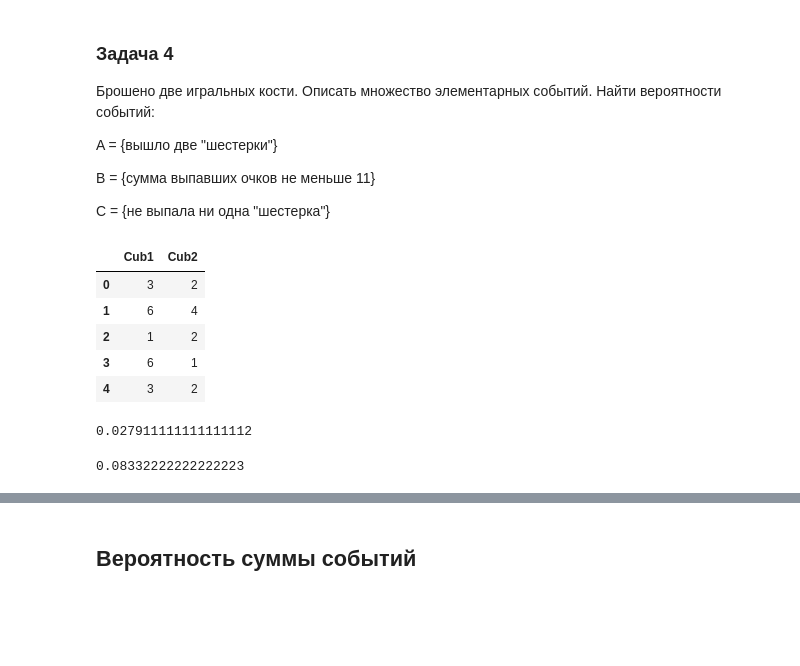
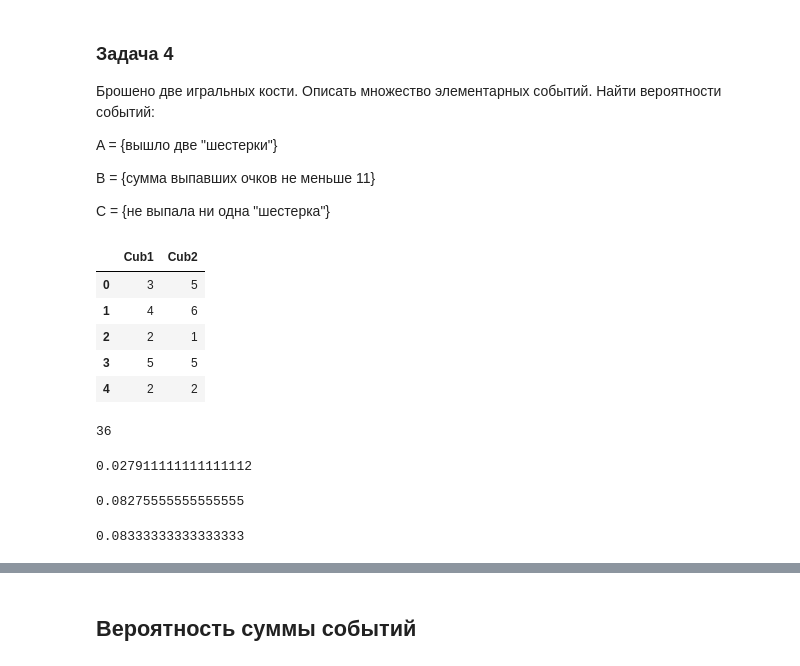
Before and after one commit to ilfun/Homework-DA, a Jupyter notebook: Stat/Практика_к_занятию_11 empty.ipynb, the cells around one changed output, grey strips where cells are left out. Cells and saved outputs as stored; diff of their text form; code cells hidden in the pictures; blank space fills up the shorter version.

```diff
--- a/Stat/Практика_к_занятию_11 empty.ipynb
+++ b/Stat/Практика_к_занятию_11 empty.ipynb
@@ -4,7 +4,7 @@
 import pandas as pd
 import numpy as np
 from random import seed, randint
-n = 90000
+n = 100000
 # %% [markdown]
 ## Определение вероятности. События
 
@@ -108,25 +128,39 @@ C = {не выпала ни одна "шестерка"}
 # %%
 c1 = np.random.randint(1,7, size = n)
 c2 = np.random.randint(1,7, size = n)
-df = pd.DataFrame(list(zip(c1,c2)), columns = ['Cub1', 'Cub2'])
+df = pd.DataFrame(list(zip(c1,c2)), columns = ['Cub1', 'Cub1'])
 df.head()
 # %% [output]
 |  | Cub1 | Cub2 |
-| 0 | 3 | 2 |
-| 1 | 6 | 4 |
-| 2 | 1 | 2 |
-| 3 | 6 | 1 |
-| 4 | 3 | 2 |
+| 0 | 3 | 5 |
+| 1 | 4 | 6 |
+| 2 | 2 | 1 |
+| 3 | 5 | 5 |
+| 4 | 2 | 2 |
+# %%
+#множество всех событий
+m = df.drop_duplicates(subset=['Cub1', 'Cub2'], keep='first')
+m.shape[0]
+# %% [output]
+36
 # %%
 a = df[(df['Cub1'] == 6) & (df['Cub2'] == 6)].shape[0] / n
 a
 # %% [output]
 0.027911111111111112
-# %%
-b = df[(df['Cub1']) + (df['Cub2']) >= 11].shape[0] / n
-b
-# %% [output]
-0.08332222222222223
+# %%
+##вероятность, что сумма выпавших очков не меньше 11, т.е. 11 и 12. Не понял почему не правильный этот вариант.
+##Ниже, в следующей строке решил еще одним вариантом
+b = df[(df['Cub1']) + (df['Cub2']) >= 11].shape[0] / n
+b
+# %% [output]
+0.08275555555555555
+# %%
+#вероятность, что сумма выпавших очков не меньше 11, т.е. 11 и 12
+b = m[(m['Cub1']) + (m['Cub2']) >= 11].shape[0] / m.shape[0]
+b
+# %% [output]
+0.08333333333333333
 # %%
 c = df[(df['Cub1'] != 6) & (df['Cub2'] != 6)].shape[0] / n
 c
```
Also changed, not shown: parts of 19 cells of this notebook.
